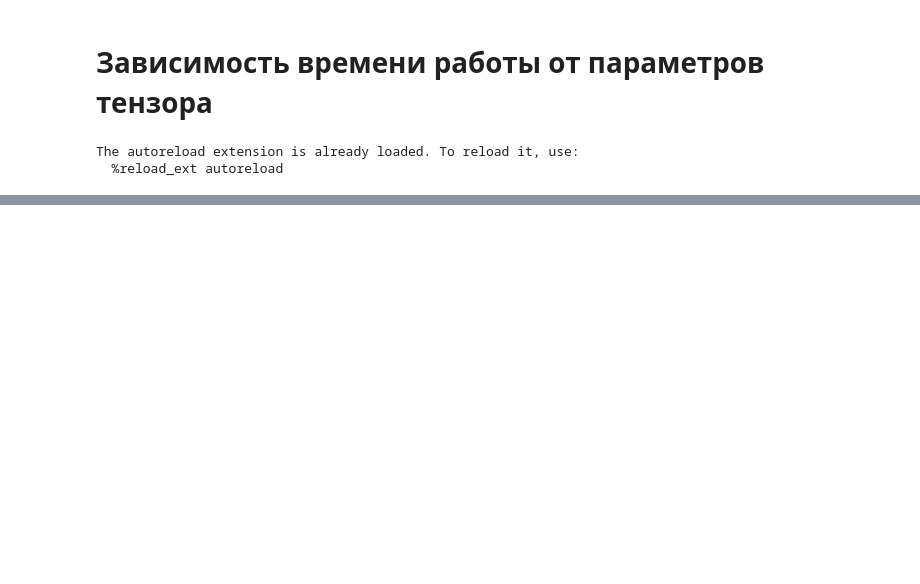
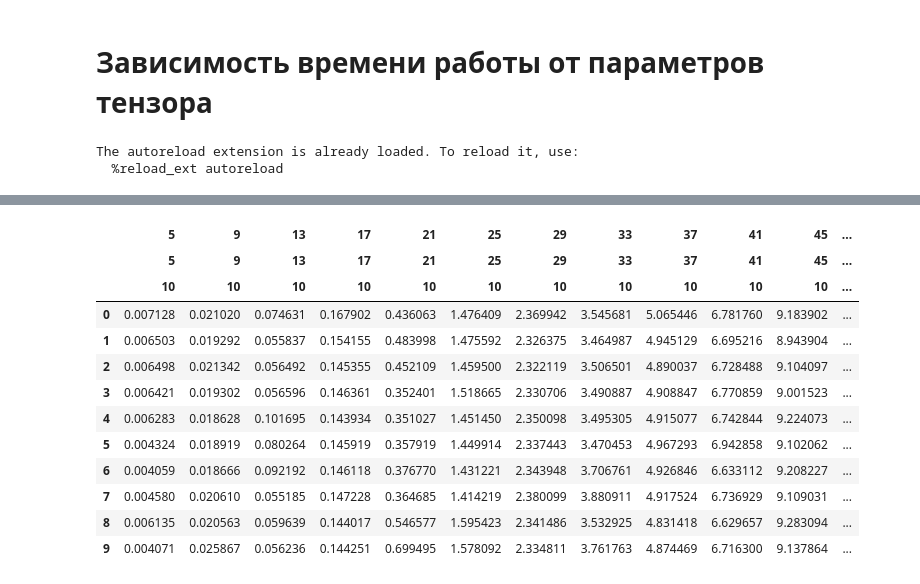
Before and after one commit to divanik/Randomized_tensor_bilinear_operations, a Jupyter notebook: experiment1.ipynb, the cells around one changed output, grey strips where cells are left out. Saved outputs shown, nothing was run; the diff lists cells and outputs as text; code cells hidden in the pictures; blank space fills up the shorter version.

```diff
--- a/experiment1.ipynb
+++ b/experiment1.ipynb
@@ -80,0 +93,16 @@ for rounding_rank_ in grid_modes:
+# %%
+count_time(default_config, ["initial_rank", "rounding_rank", "tries"], list(zip(np.arange(5, 62, 4), np.arange(5, 62, 4), np.ones(100, dtype = int) * 10)), approximateHadamardProduct, "experiments_results/experiment1/ranks.txt")
+# %% [output]
+|  | 5 | 9 | 13 | 17 | 21 | 25 | 29 | 33 | 37 | 41 | 45 | ... |
+|  | 5 | 9 | 13 | 17 | 21 | 25 | 29 | 33 | 37 | 41 | 45 | ... |
+|  | 10 | 10 | 10 | 10 | 10 | 10 | 10 | 10 | 10 | 10 | 10 | ... |
+| 0 | 0.007128 | 0.021020 | 0.074631 | 0.167902 | 0.436063 | 1.476409 | 2.369942 | 3.545681 | 5.065446 | 6.781760 | 9.183902 | ... |
+| 1 | 0.006503 | 0.019292 | 0.055837 | 0.154155 | 0.483998 | 1.475592 | 2.326375 | 3.464987 | 4.945129 | 6.695216 | 8.943904 | ... |
+| 2 | 0.006498 | 0.021342 | 0.056492 | 0.145355 | 0.452109 | 1.459500 | 2.322119 | 3.506501 | 4.890037 | 6.728488 | 9.104097 | ... |
+| 3 | 0.006421 | 0.019302 | 0.056596 | 0.146361 | 0.352401 | 1.518665 | 2.330706 | 3.490887 | 4.908847 | 6.770859 | 9.001523 | ... |
+| 4 | 0.006283 | 0.018628 | 0.101695 | 0.143934 | 0.351027 | 1.451450 | 2.350098 | 3.495305 | 4.915077 | 6.742844 | 9.224073 | ... |
+| 5 | 0.004324 | 0.018919 | 0.080264 | 0.145919 | 0.357919 | 1.449914 | 2.337443 | 3.470453 | 4.967293 | 6.942858 | 9.102062 | ... |
+| 6 | 0.004059 | 0.018666 | 0.092192 | 0.146118 | 0.376770 | 1.431221 | 2.343948 | 3.706761 | 4.926846 | 6.633112 | 9.208227 | ... |
+| 7 | 0.004580 | 0.020610 | 0.055185 | 0.147228 | 0.364685 | 1.414219 | 2.380099 | 3.880911 | 4.917524 | 6.736929 | 9.109031 | ... |
+| 8 | 0.006135 | 0.020563 | 0.059639 | 0.144017 | 0.546577 | 1.595423 | 2.341486 | 3.532925 | 4.831418 | 6.629657 | 9.283094 | ... |
+| 9 | 0.004071 | 0.025867 | 0.056236 | 0.144251 | 0.699495 | 1.578092 | 2.334811 | 3.761763 | 4.874469 | 6.716300 | 9.137864 | ... |
```
Also changed, not shown: parts of 11 cells of this notebook, 11 other files.
